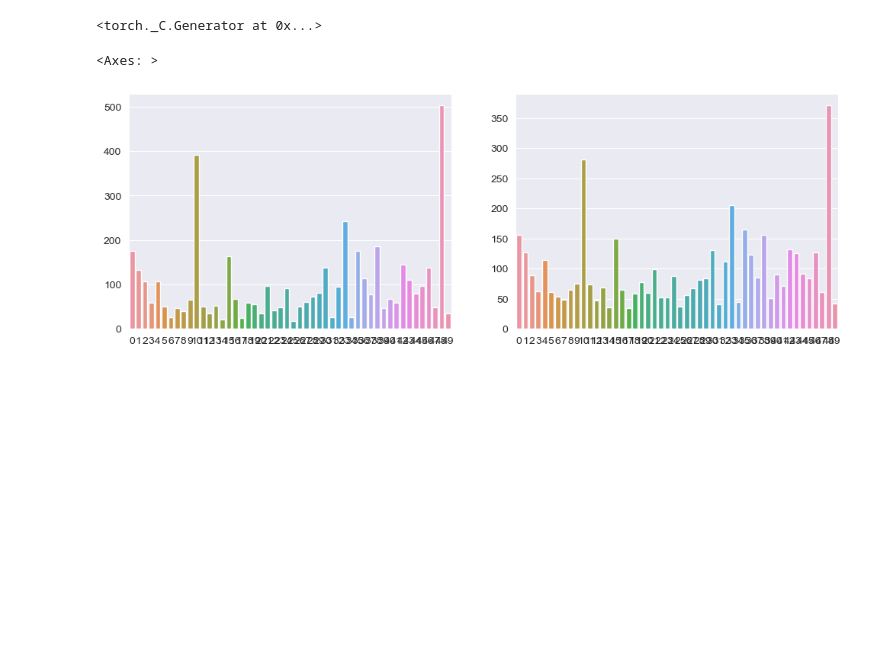
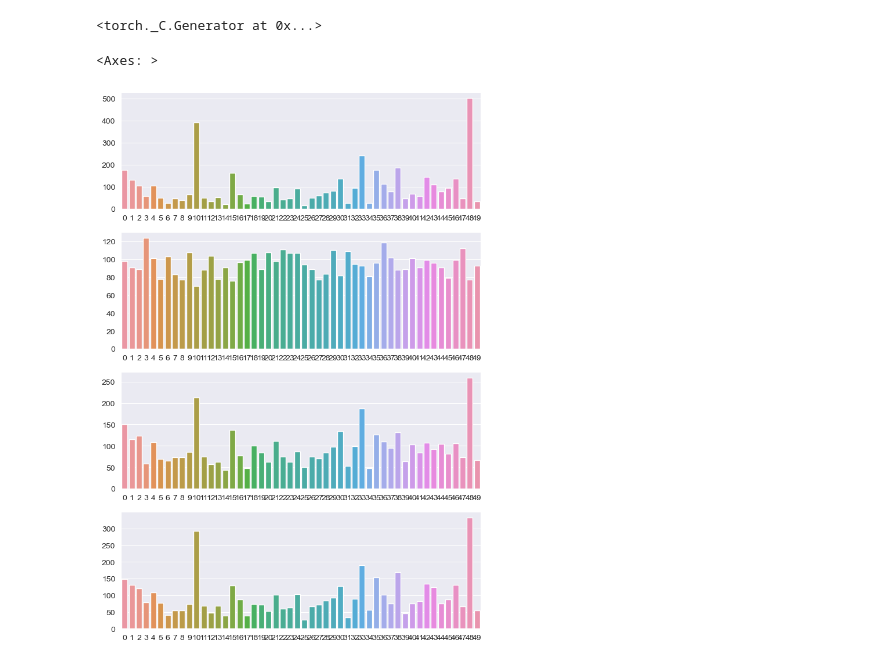
Before and after one commit to bootcamp6th-cv/artists_classfication, a Jupyter notebook: dukim/04_enhanced/4_0_vit_sampler_eda.ipynb, the cells around one changed output. Drawn from its saved outputs; the diff is of its cells as text; code cells hidden in the pictures; blank space fills up the shorter version.

```diff
--- a/dukim/04_enhanced/4_0_vit_sampler_eda.ipynb
+++ b/dukim/04_enhanced/4_0_vit_sampler_eda.ipynb
@@ -61,7 +61,7 @@ CFG = {
     'BATCH_SIZE': 16,
     'PATIENCE': 10,
     'WARMUP': 5,
-    'FILENAME': 'tiny_vit_adamw',
+    'FILENAME': 'tiny_vit_sampler',
     'SEED': 6
 }
 # %%
@@ -231,18 +237,40 @@ for _, labels in train_loader:
+# %%
+loader_1 = DataLoader(
+    train_dataset, batch_size = CFG['BATCH_SIZE'], shuffle=False, sampler=sampler_1,
+    worker_init_fn=seed_worker, generator=g, num_workers=0
+)
+counter_1 = Counter()
+for _, labels in loader_1:
+    for label in labels:
+        counter_1[label.item()] += 1
 # %%
-basic_loader = DataLoader(
-    train_dataset, batch_size = CFG['BATCH_SIZE'], shuffle=False,
+loader_0_5 = DataLoader(
+    train_dataset, batch_size = CFG['BATCH_SIZE'], shuffle=False, sampler=sampler_0_5,
     worker_init_fn=seed_worker, generator=g, num_workers=0
 )
-basic_counter = Counter()
-for _, labels in basic_loader:
+counter_0_5 = Counter()
+for _, labels in loader_0_5:
     for label in labels:
-        basic_counter[label.item()] += 1
+        counter_0_5[label.item()] += 1
+# %%
+loader_0_3 = DataLoader(
+    train_dataset, batch_size = CFG['BATCH_SIZE'], shuffle=False, sampler=sampler_0_3,
+    worker_init_fn=seed_worker, generator=g, num_workers=0
+)
+counter_0_3 = Counter()
+for _, labels in loader_0_3:
+    for label in labels:
+        counter_0_3[label.item()] += 1
 # %%
-plt.figure(figsize=(12,4))
-plt.subplot(1,2,1)
-sns.barplot(x=list(basic_counter.keys()), y=list(basic_counter.values()))
-plt.subplot(1,2,2)
-sns.barplot(x=list(sampler_counter.keys()), y=list(sampler_counter.values()))
+plt.figure(figsize=(8,12))
+plt.subplot(4,1,1)
+sns.barplot(x=list(plain_counter.keys()), y=list(plain_counter.values()))
+plt.subplot(4,1,2)
+sns.barplot(x=list(counter_1.keys()), y=list(counter_1.values()))
+plt.subplot(4,1,3)
+sns.barplot(x=list(counter_0_5.keys()), y=list(counter_0_5.values()))
+plt.subplot(4,1,4)
+sns.barplot(x=list(counter_0_3.keys()), y=list(counter_0_3.values()))
 # %% [output]
 <Axes: >
-[figure, old version]
+[figure, new version]
```
Also changed, not shown: parts of 4 cells of this notebook, 28 other files.
